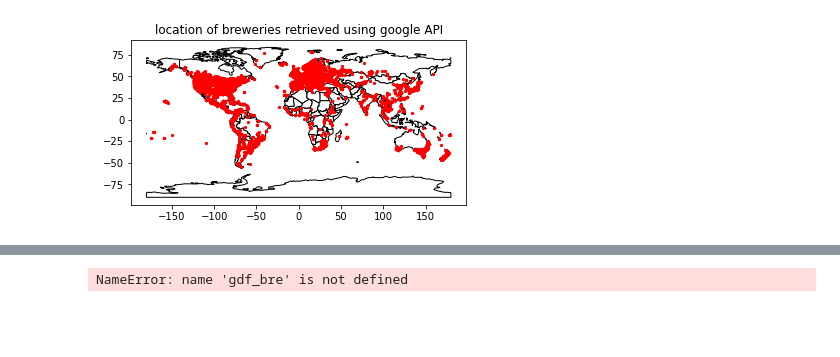
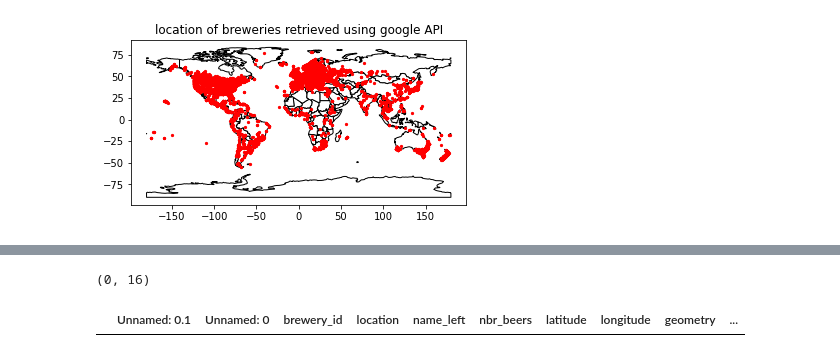
Before and after one commit to epfl-ada/ada-2022-project-sustainablepandas, a Jupyter notebook: dens_map_BIS.ipynb, the cells around one changed output, grey strips where cells are left out. Cells and saved outputs as stored; diff of their text form; code cells hidden in the pictures; blank space fills up the shorter version.

```diff
--- a/dens_map_BIS.ipynb
+++ b/dens_map_BIS.ipynb
@@ -301,12 +287,16 @@ df_with_city_pop
 # %%
 world=world.set_crs(epsg=4326, allow_override=True)
-gdf_bre_bis = gdf_bre.sjoin(world, how="inner", predicate='within')
+gdf_bre_bis = gdf_bre_world.sjoin(world, how="inner", predicate='within')
 print(gdf_bre_bis.crs)
 print(world.crs)
 gdf_bre_world = gdf_bre_world.set_crs(epsg=4326)
 gdf_with_breweries =  gdf_bre_world.sjoin(world, how="inner", predicate='intersects')
 boolean = gdf_with_breweries['location'] == gdf_with_breweries['name_right']
 gdf_with_breweries = gdf_with_breweries[~boolean]
-gdf_with_breweries
+gdf_with_breweries.head(3)
-# %% [output]
-NameError: name 'gdf_bre' is not defined
+# %%
+contain_values = gdf_with_breweries[gdf_with_breweries['location'].str.contains('United States')]
+contain_values
+
+gdf_with_breweries.loc[gdf_with_breweries['location'].str.contains('United States'), 'location'] = 'United States of America'
+gdf_with_breweries.head(3)
@@ -312,0 +306,13 @@ NameError: name 'gdf_bre' is not defined
+# %%
+## IT SEEMS LIKE NORTHENR IRELAND IS IN UNITED KINGDOM
+gdf_with_breweries.loc[gdf_with_breweries['location'].str.contains('Northern Ireland'), 'location'] = 'United Kingdom'
+gdf_with_breweries.loc[gdf_with_breweries['location'].str.contains('Wales'), 'location'] = 'United Kingdom'
+gdf_with_breweries.shape
+# %% [output]
+(0, 16)
+# %%
+boolean = gdf_with_breweries['location'] == gdf_with_breweries['name_right']
+gdf_with_breweries = gdf_with_breweries[boolean]
+gdf_with_breweries
+# %% [output]
+|  | Unnamed: 0.1 | Unnamed: 0 | brewery_id | location | name_left | nbr_beers | latitude | longitude | geometry | ... |
```
Also changed, not shown: parts of 3 cells of this notebook.
